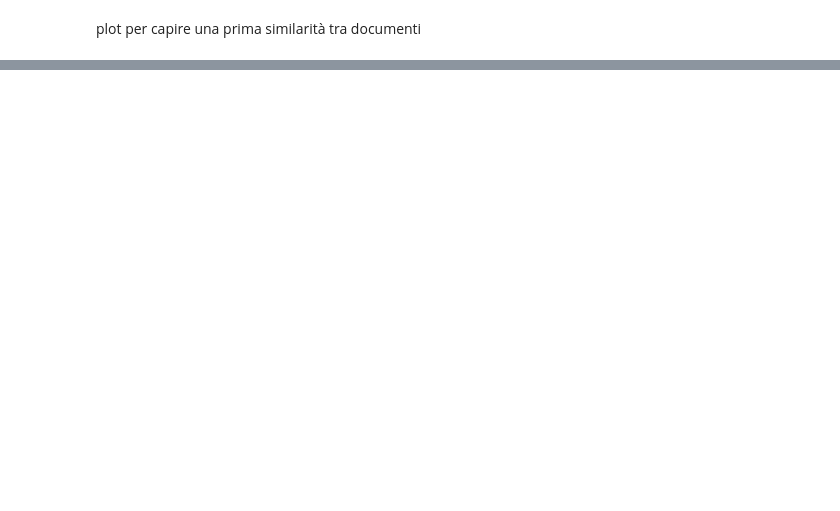
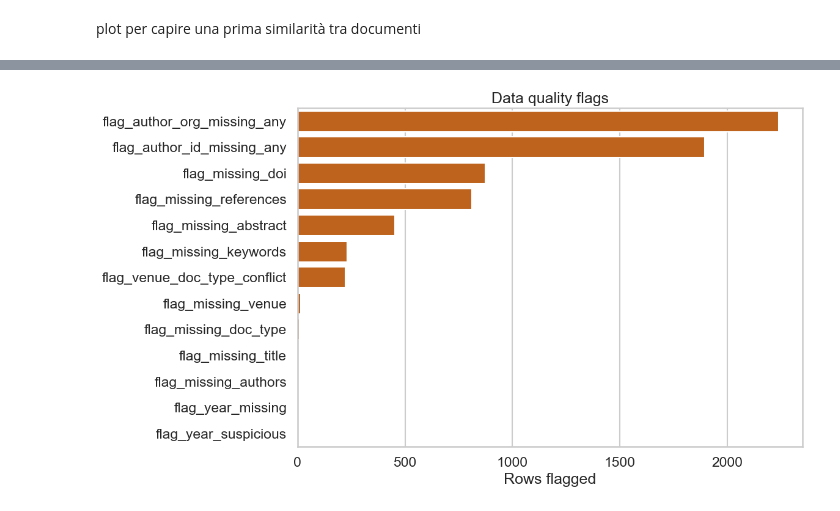
Before and after one commit to SergioFernandezDiz/Data-Projects-Hackathon_3-25-26, a Jupyter notebook: code.ipynb, the cells around one changed output, grey strips where cells are left out. Saved outputs shown, nothing was run; the diff lists cells and outputs as text; code cells hidden in the pictures; blank space fills up the shorter version.

Commit message:
fisrt_data_quality

```diff
--- a/code.ipynb
+++ b/code.ipynb
@@ -508,7 +623,7 @@ impute_with_cache(df, "keywords", get_keywords_from_openalex, "data/cache_keywor
 # %% [markdown]
 siamo riusciti ad imputare un totale di circa 951 valori, i rimanenti sono dovuti a richieste mancanti di DOI, per il resto possiamo generarli partendo dall'absatract
 # %%
-CACHE_PATH = Path("cache_keywords_transformer.json")
+CACHE_PATH = Path("data/cache_keywords_transformer.json")
 
 tokenizer = AutoTokenizer.from_pretrained("fabiochiu/t5-base-tag-generation")
 model = AutoModelForSeq2SeqLM.from_pretrained("fabiochiu/t5-base-tag-generation")
@@ -964,0 +1158,2 @@ fig.show()
+# %%
+df_clean = df.copy()
@@ -964,0 +1304,22 @@ fig.show()
+# %%
+df_clean["title_clean"] = df_clean["title"].apply(lambda x: normalize_text(x, lowercase=False))
+df_clean["title_norm"] = df_clean["title"].apply(normalize_for_key)
+
+df_clean["abstract_clean"] = df_clean["abstract"].apply(lambda x: normalize_text(x, lowercase=False))
+df_clean["abstract_norm"] = df_clean["abstract"].apply(normalize_for_key)
+
+df_clean["venue_clean"] = df_clean["venue"].apply(lambda x: normalize_text(x, lowercase=False))
+df_clean["venue_norm"] = df_clean["venue"].apply(normalize_venue)
+
+df_clean["doc_type_clean"] = df_clean["doc_type"].apply(lambda x: normalize_text(x, lowercase=False))
+df_clean["doc_type_norm"] = df_clean["doc_type"].apply(normalize_doc_type)
+
+df_clean["doi_norm"] = df_clean["doi"].apply(normalize_doi)
+df_clean["lang_norm"] = df_clean["lang"].apply(normalize_lang)
+df_clean["year_clean"] = pd.to_numeric(df_clean["year"], errors="coerce")
+
+df_clean["keywords_norm"] = df_clean["keywords"].apply(
+    lambda xs: list(dict.fromkeys([normalize_for_key(x) for x in ensure_list(xs) if normalize_for_key(x)]))
+)
+df_clean["n_keywords"] = df_clean["keywords_norm"].apply(len)
+df_clean["n_references"] = df_clean["references"].apply(lambda x: len(ensure_list(x)))
@@ -964,0 +1496,7 @@ fig.show()
+# %%
+quality_summary = pd.DataFrame({
+    "count": df_clean[quality_cols].sum().astype(int),
+    "pct": (df_clean[quality_cols].mean() * 100).round(2)
+}).sort_values("count", ascending=False)
+
+display(quality_summary)
@@ -964,0 +1518,12 @@ fig.show()
+# %%
+plot_df = quality_summary.reset_index().rename(columns={"index": "flag"})
+
+plt.figure(figsize=(12, 7))
+sns.barplot(data=plot_df, x="count", y="flag", color="#D95F02")
+plt.title("Data quality flags")
+plt.xlabel("Rows flagged")
+plt.ylabel("")
+plt.tight_layout()
+plt.show()
+# %% [output]
+[figure, added]
```
Also changed, not shown: parts of 45 cells of this notebook, 1 other file.
